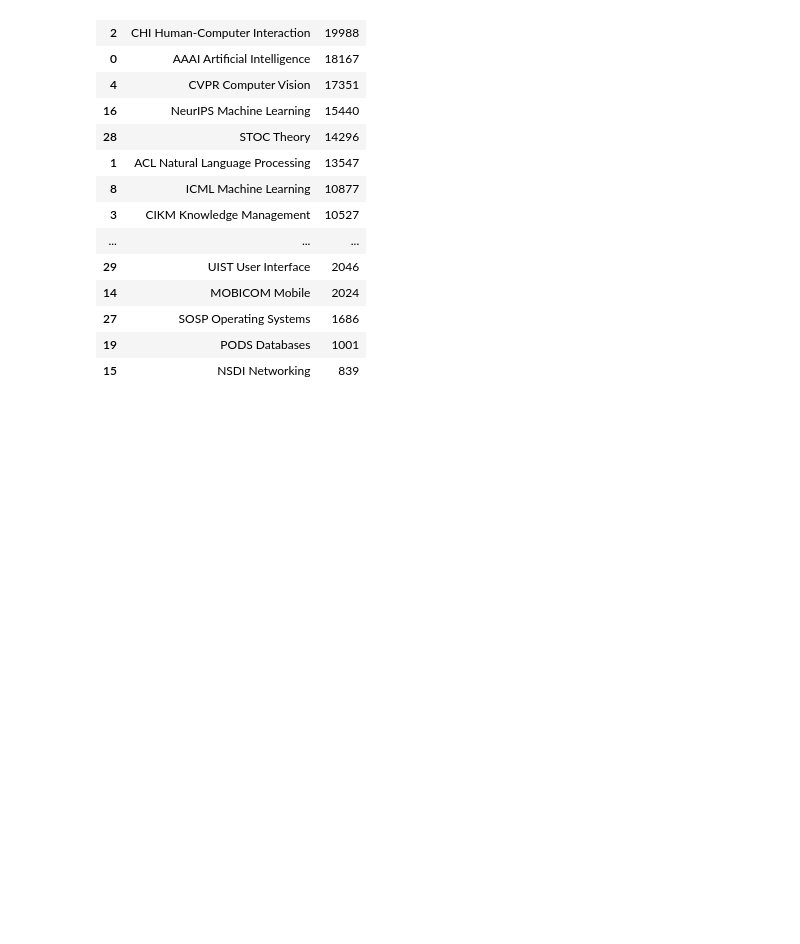
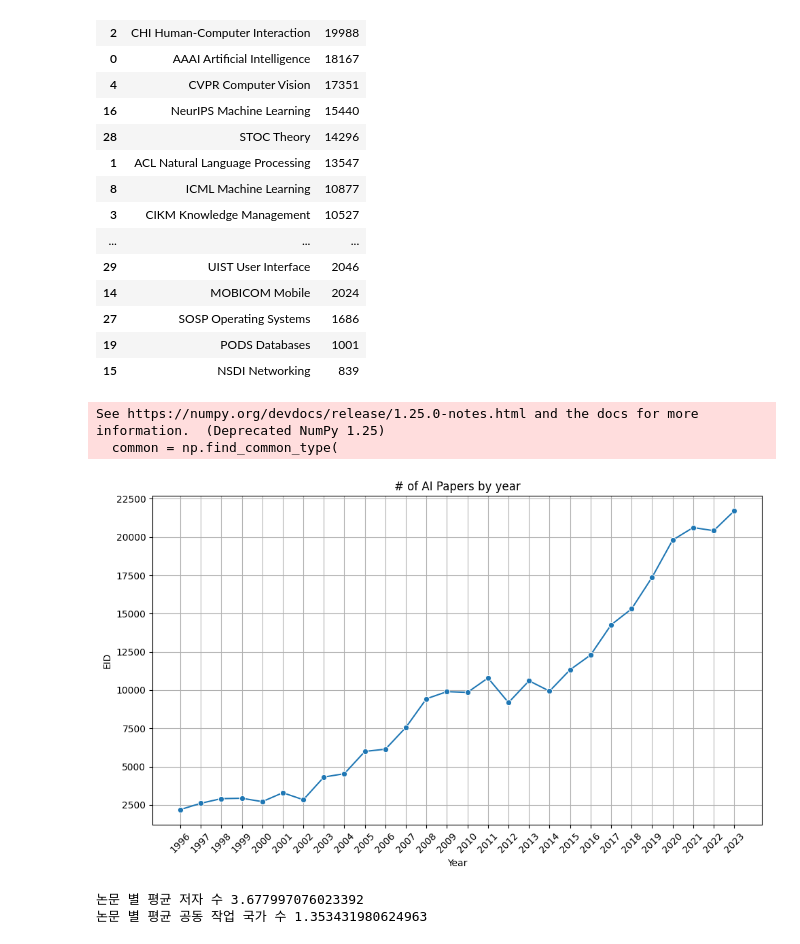
Before and after one commit to JJEliPark/Bibliometric, a Jupyter notebook: papers_eda.ipynb, the cells around one changed output. Saved outputs shown, nothing was run; the diff lists cells and outputs as text; code cells hidden in the pictures; blank space fills up the shorter version.

```diff
--- a/papers_eda.ipynb
+++ b/papers_eda.ipynb
@@ -46,3 +46,31 @@ data.groupby('origin_ref').count().reset_index()[['origin_ref', 'eid']].sort_val
 | 27 | SOSP Operating Systems | 1686 |
 | 19 | PODS Databases | 1001 |
 | 15 | NSDI Networking | 839 |
+# %%
+import seaborn as sns
+import matplotlib.pyplot as plt
+import pandas as pd
+
+df1 = data.groupby('year').count().reset_index()[['year', 'eid']].sort_values('year')
+plt.figure(figsize=(10, 6))
+sns.lineplot(data=df1, x='year', y='eid', marker='o')
+plt.title('# of AI Papers by year')
+plt.xlabel('Year')
+plt.ylabel('EID')
+plt.grid(True)
+plt.xticks(df1['year'], rotation=45)  # Rotate year labels for better visibility
+plt.tight_layout()
+plt.show()
+# %% [output]
+See https://numpy.org/devdocs/release/1.25.0-notes.html and the docs for more information.  (Deprecated NumPy 1.25)
+  common = np.find_common_type(
+[figure, added]
+# %%
+data['author_count'] = data['author_count'].fillna(0).astype(int)
+print("논문 별 평균 저자 수",data['author_count'].mean())
+
+df_exploded = data.assign(affiliation_country=data['affiliation_country'].str.split(';')).explode('affiliation_country')
+print("논문 별 평균 공동 작업 국가 수", df_exploded.groupby('eid')['affiliation_country'].nunique().mean())
+# %% [output]
+논문 별 평균 저자 수 3.677997076023392
+논문 별 평균 공동 작업 국가 수 1.353431980624963
```
Also changed, not shown: parts of 8 cells of this notebook, 17 other files.
